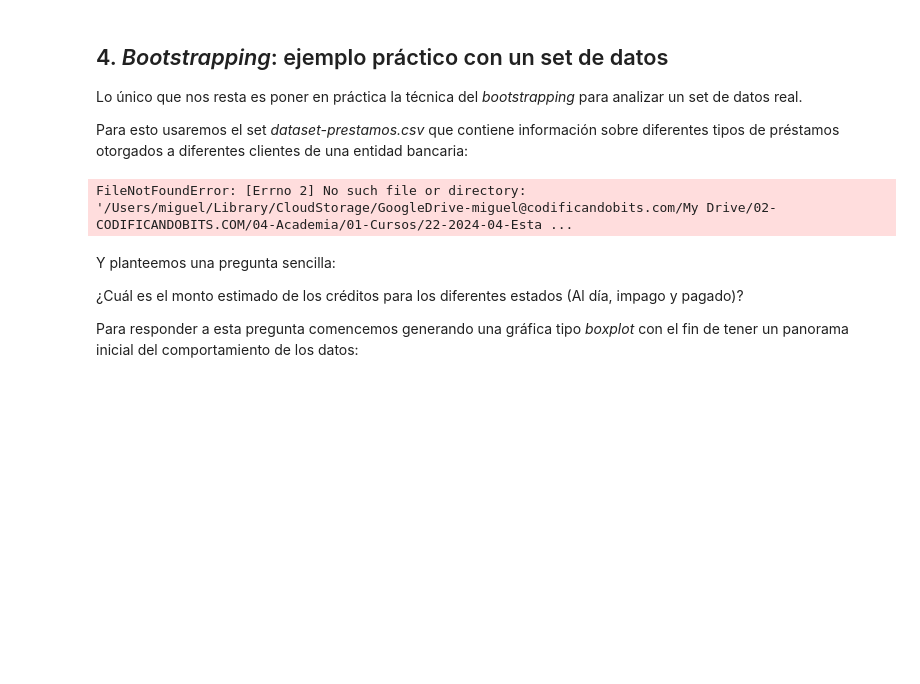
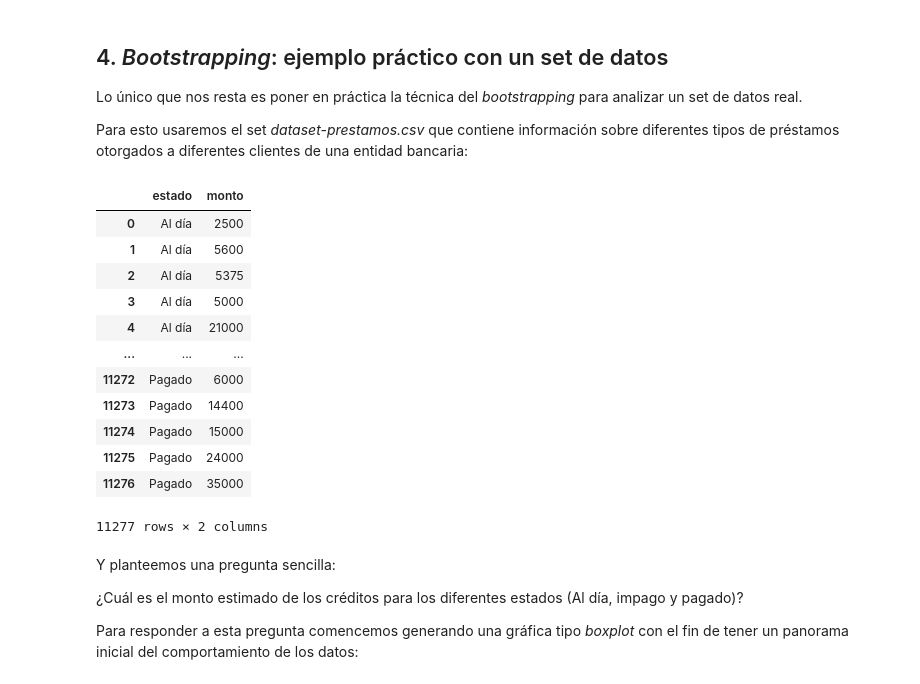
Before and after one commit to Hector-El-Father/Estudiando-ciencia-de-datos, a Jupyter notebook: pruebas prametricas/lección-7.ipynb, the cells around one changed output. Cells and saved outputs as stored; diff of their text form; code cells hidden in the pictures; blank space fills up the shorter version.

```diff
--- a/pruebas prametricas/lección-7.ipynb
+++ b/pruebas prametricas/lección-7.ipynb
@@ -341,11 +341,23 @@ Para esto usaremos el set *dataset-prestamos.csv* que contiene información sobr
 # %%
 import pandas as pd
 
-ruta = '/Users/miguel/Library/CloudStorage/GoogleDrive-miguel@codificandobits.com/My Drive/02-CODIFICANDOBITS.COM/04-Academia/01-Cursos/22-2024-04-Estadística-Inferencial-Fundamentos/datos/'
-df = pd.read_csv(ruta + 'dataset-prestamos.csv')
+ruta = "/Users/hectorrr/proyectos/pruebas prametricas/dataset-prestamos.csv"
+df = pd.read_csv(ruta)
 df
 # %% [output]
+|  | estado | monto |
+| 0 | Al día | 2500 |
+| 1 | Al día | 5600 |
+| 2 | Al día | 5375 |
+| 3 | Al día | 5000 |
+| 4 | Al día | 21000 |
+| ... | ... | ... |
+| 11272 | Pagado | 6000 |
+| 11273 | Pagado | 14400 |
+| 11274 | Pagado | 15000 |
+| 11275 | Pagado | 24000 |
+| 11276 | Pagado | 35000 |
-FileNotFoundError: [Errno 2] No such file or directory: '/Users/miguel/Library/CloudStorage/GoogleDrive-miguel@codificandobits.com/My Drive/02-CODIFICANDOBITS.COM/04-Academia/01-Cursos/22-2024-04-Esta ...
+11277 rows × 2 columns
 # %% [markdown]
 Y planteemos una pregunta sencilla:
 
```
Also changed, not shown: parts of 15 cells of this notebook, 2 other files.
